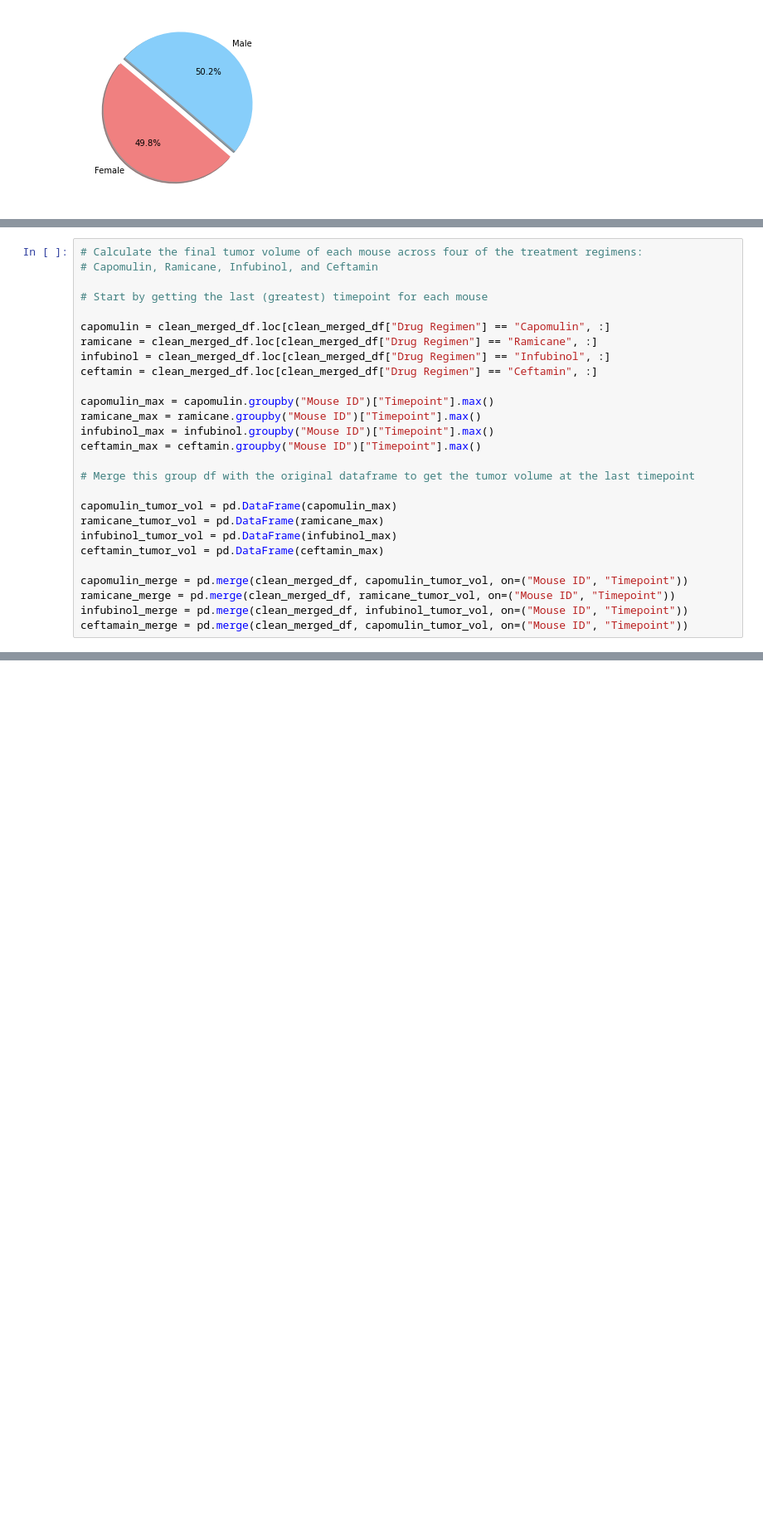
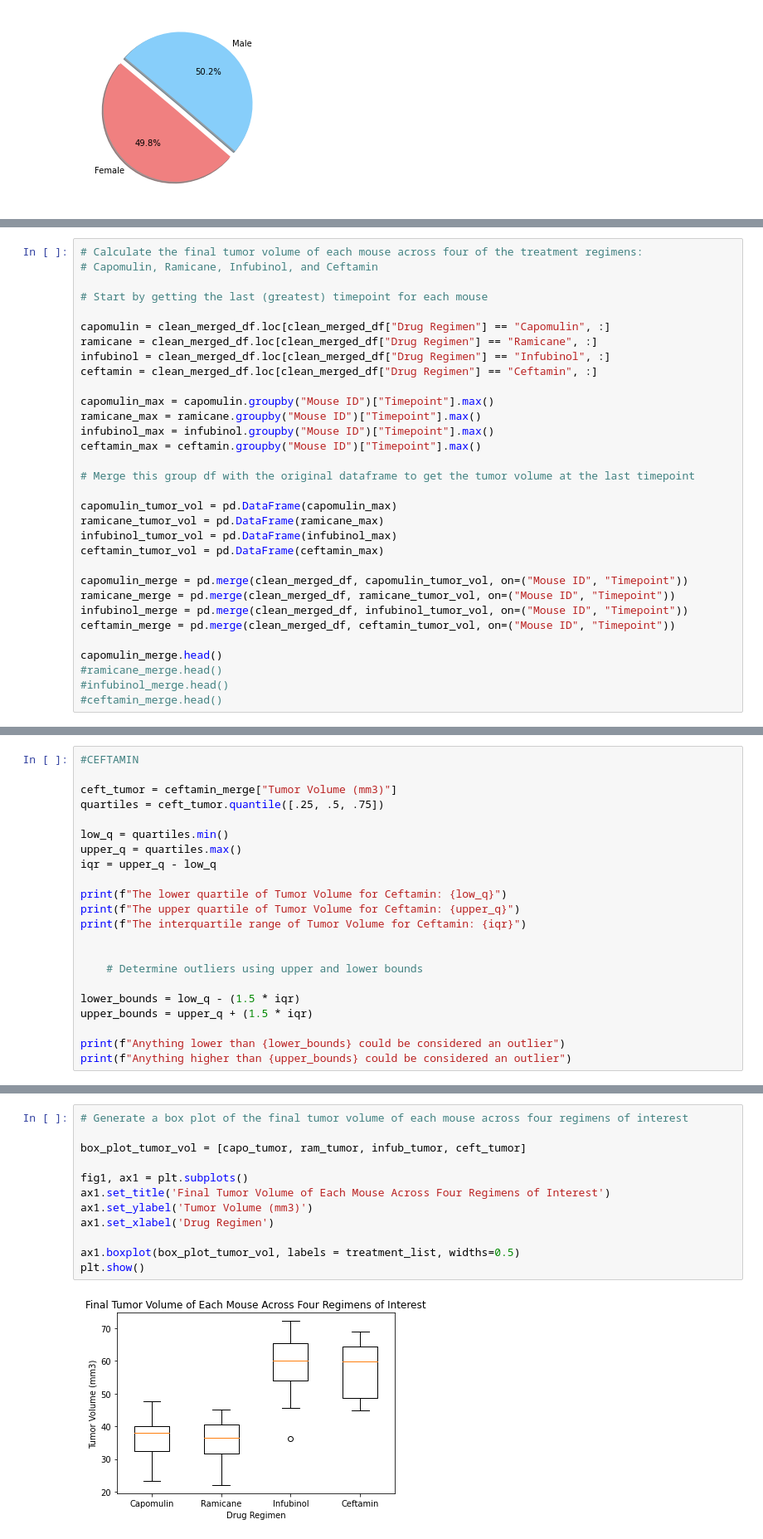
Before and after one commit to geofftm/matplotlib-challenge, a Jupyter notebook: Pymaceuticals/Pymaceuticals_non_dynamic_charts.ipynb, the cells around one changed output, grey strips where cells are left out. Shown at 83% size. Saved outputs shown, nothing was run; the diff lists cells and outputs as text; blank space fills up the shorter version.

```diff
--- a/Pymaceuticals/Pymaceuticals_non_dynamic_charts.ipynb
+++ b/Pymaceuticals/Pymaceuticals_non_dynamic_charts.ipynb
@@ -283,4 +287,9 @@ ceftamin_tumor_vol = pd.DataFrame(ceftamin_max)
 capomulin_merge = pd.merge(clean_merged_df, capomulin_tumor_vol, on=("Mouse ID", "Timepoint"))
 ramicane_merge = pd.merge(clean_merged_df, ramicane_tumor_vol, on=("Mouse ID", "Timepoint"))
 infubinol_merge = pd.merge(clean_merged_df, infubinol_tumor_vol, on=("Mouse ID", "Timepoint"))
-ceftamain_merge = pd.merge(clean_merged_df, capomulin_tumor_vol, on=("Mouse ID", "Timepoint"))
+ceftamin_merge = pd.merge(clean_merged_df, ceftamin_tumor_vol, on=("Mouse ID", "Timepoint"))
+
+capomulin_merge.head()
+#ramicane_merge.head()
+#infubinol_merge.head()
+#ceftamin_merge.head()
@@ -286,0 +398,22 @@ ceftamain_merge = pd.merge(clean_merged_df, capomulin_tumor_vol, on=("Mouse ID",
+# %%
+#CEFTAMIN
+
+ceft_tumor = ceftamin_merge["Tumor Volume (mm3)"]
+quartiles = ceft_tumor.quantile([.25, .5, .75])
+
+low_q = quartiles.min()
+upper_q = quartiles.max()
+iqr = upper_q - low_q
+
+print(f"The lower quartile of Tumor Volume for Ceftamin: {low_q}")
+print(f"The upper quartile of Tumor Volume for Ceftamin: {upper_q}")
+print(f"The interquartile range of Tumor Volume for Ceftamin: {iqr}")
+
+
+    # Determine outliers using upper and lower bounds
+
+lower_bounds = low_q - (1.5 * iqr)
+upper_bounds = upper_q + (1.5 * iqr)
+
+print(f"Anything lower than {lower_bounds} could be considered an outlier")
+print(f"Anything higher than {upper_bounds} could be considered an outlier")
@@ -286,0 +426,14 @@ ceftamain_merge = pd.merge(clean_merged_df, capomulin_tumor_vol, on=("Mouse ID",
+# %%
+# Generate a box plot of the final tumor volume of each mouse across four regimens of interest
+
+box_plot_tumor_vol = [capo_tumor, ram_tumor, infub_tumor, ceft_tumor]
+
+fig1, ax1 = plt.subplots()
+ax1.set_title('Final Tumor Volume of Each Mouse Across Four Regimens of Interest')
+ax1.set_ylabel('Tumor Volume (mm3)')
+ax1.set_xlabel('Drug Regimen')
+
+ax1.boxplot(box_plot_tumor_vol, labels = treatment_list, widths=0.5)
+plt.show()
+# %% [output]
+[figure, added]
```
Also changed, not shown: parts of 14 cells of this notebook.
